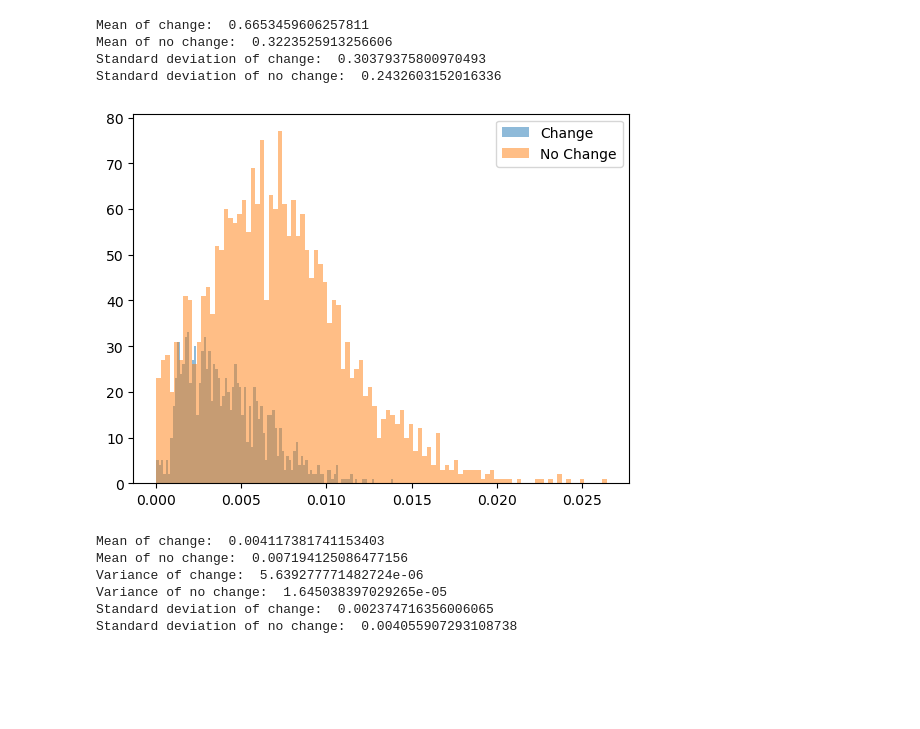
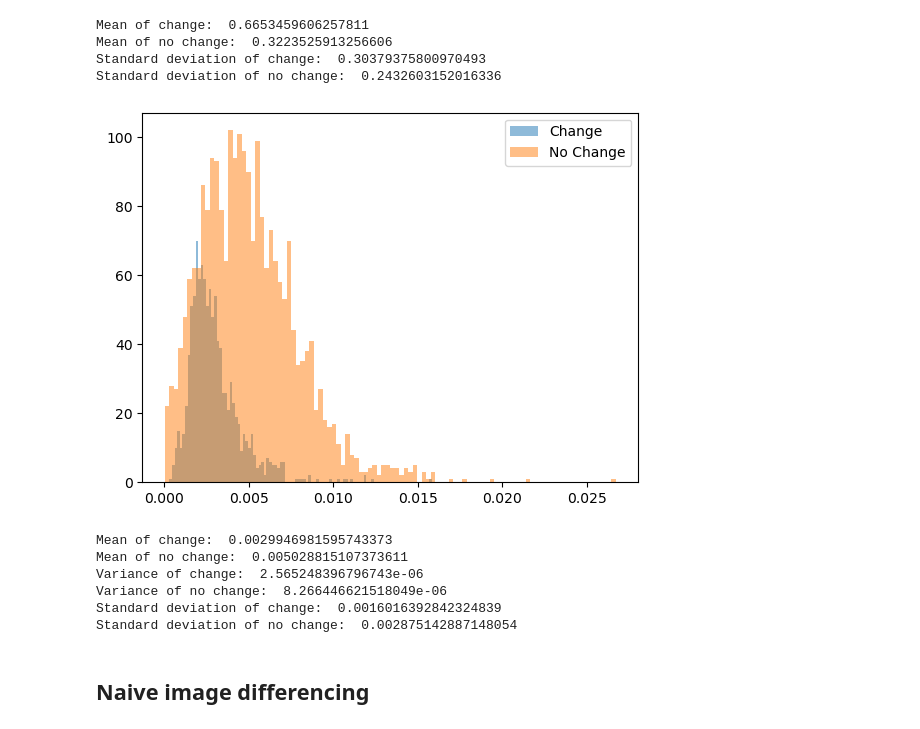
Before and after one commit to YasminElgendi/Satellite-Imagery-Project, a Jupyter notebook: classical_naive.ipynb, the cells around one changed output. Cells and saved outputs as stored; diff of their text form; code cells hidden in the pictures; blank space fills up the shorter version.

```diff
--- a/classical_naive.ipynb
+++ b/classical_naive.ipynb
@@ -485,7 +247,7 @@ def compute_jaccard_score(img_A, img_B):
     img_B = img_B.astype('int32')
 
     # compute the jacard score
-    jacard_score = jaccard_score(img_A.flatten(), img_B.flatten(), average="micro")
+    jacard_score = jaccard_score(img_A.flatten(), img_B.flatten(), average="binary", pos_label=255, zero_division= 1)
     return jacard_score
 # %%
 # plot grat_img_A and b side by side
@@ -530,44 +292,46 @@ Standard deviation of change:  0.30379375800970493
 Standard deviation of no change:  0.2432603152016336
 # %%
 
-# jaccard_change_list = []
-# jaccard_no_change_list = []
-# for i in tqdm(range(len(A_train))):
+jaccard_change_list = []
+jaccard_no_change_list = []
+for i in tqdm(range(len(A_train))):
 
-#     jacard_score = compute_jaccard_score(A_train[i], B_train[i])
-#     if check_change(labels_train[i]):
-#         jaccard_change_list.append(jacard_score)
-#     else:
-#         jaccard_no_change_list.append(jacard_score)
+    jacard_score = compute_jaccard_score(A_train[i], B_train[i])
+    if check_change(labels_train[i]):
+        jaccard_change_list.append(jacard_score)
+    else:
+        jaccard_no_change_list.append(jacard_score)
 # %%
 
-# # plot the histogram
-# plt.hist(jaccard_change_list, bins=100, alpha=0.5, label='Change')
-# plt.hist(jaccard_no_change_list, bins=100, alpha=0.5, label='No Change')
-# plt.legend(loc='upper right')
-# plt.show()
+# plot the histogram
+plt.hist(jaccard_change_list, bins=100, alpha=0.5, label='Change')
+plt.hist(jaccard_no_change_list, bins=100, alpha=0.5, label='No Change')
+plt.legend(loc='upper right')
+plt.show()
 # %% [output]
-[figure, old version]
+[figure, new version]
 # %%
-# # get mean of change and no change
-# mean_change = np.mean(jaccard_change_list)
-# mean_no_change = np.mean(jaccard_no_change_list)
-# print("Mean of change: ", mean_change)
-# print("Mean of no change: ", mean_no_change)
-# #var
-# var_change = np.var(jaccard_change_list)
-# var_no_change = np.var(jaccard_no_change_list)
-# print("Variance of change: ", var_change)
-# print("Variance of no change: ", var_no_change)
-# # std
-# std_change = np.std(jaccard_change_list)
-# std_no_change = np.std(jaccard_no_change_list)
-# print("Standard deviation of change: ", std_change)
-# print("Standard deviation of no change: ", std_no_change)
+# get mean of change and no change
+j_mean_change = np.mean(jaccard_change_list)
+j_mean_no_change = np.mean(jaccard_no_change_list)
+print("Mean of change: ", j_mean_change)
+print("Mean of no change: ", j_mean_no_change)
+#var
+j_var_change = np.var(jaccard_change_list)
+j_var_no_change = np.var(jaccard_no_change_list)
+print("Variance of change: ", j_var_change)
+print("Variance of no change: ", j_var_no_change)
+# std
+j_std_change = np.std(jaccard_change_list)
+j_std_no_change = np.std(jaccard_no_change_list)
+print("Standard deviation of change: ", j_std_change)
+print("Standard deviation of no change: ", j_std_no_change)
 # %% [output]
-Mean of change:  0.004117381741153403
-Mean of no change:  0.007194125086477156
-Variance of change:  5.639277771482724e-06
-Variance of no change:  1.645038397029265e-05
-Standard deviation of change:  0.002374716356006065
-Standard deviation of no change:  0.004055907293108738
+Mean of change:  0.0029946981595743373
+Mean of no change:  0.005028815107373611
+Variance of change:  2.565248396796743e-06
+Variance of no change:  8.266446621518049e-06
+Standard deviation of change:  0.0016016392842324839
+Standard deviation of no change:  0.002875142887148054
+# %% [markdown]
+## Naive image differencing
```
Also changed, not shown: parts of 25 cells of this notebook.
